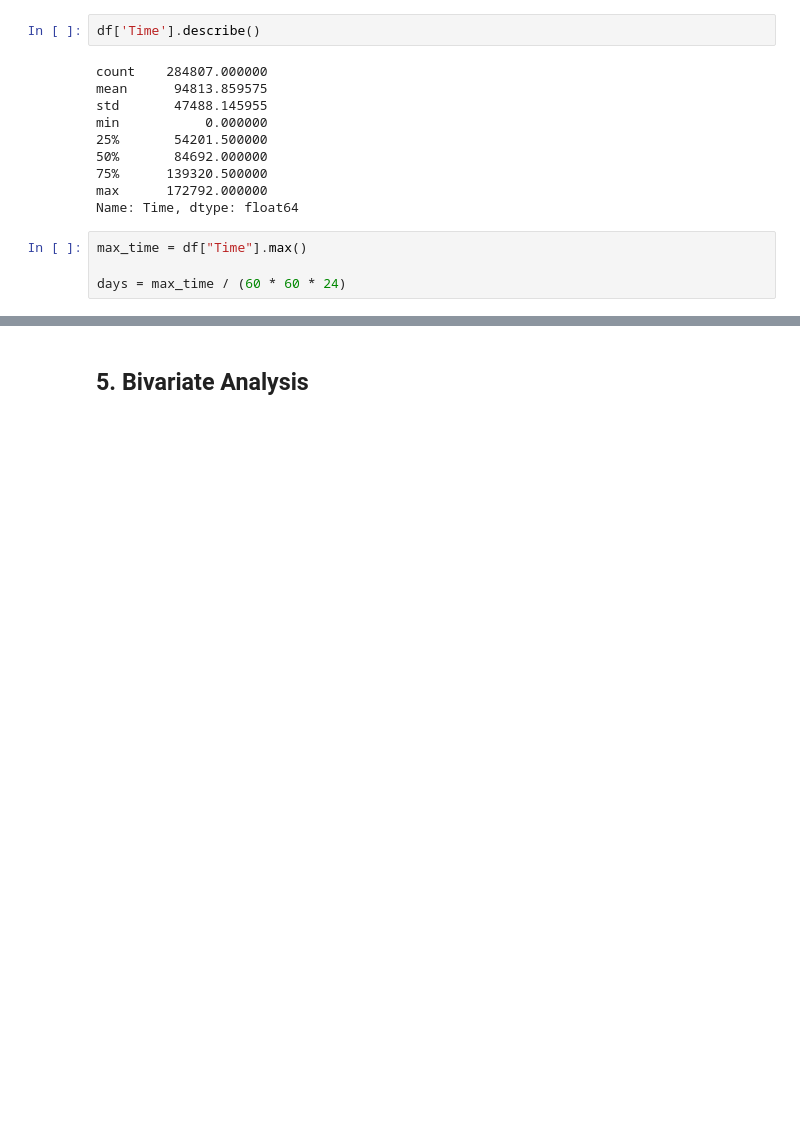
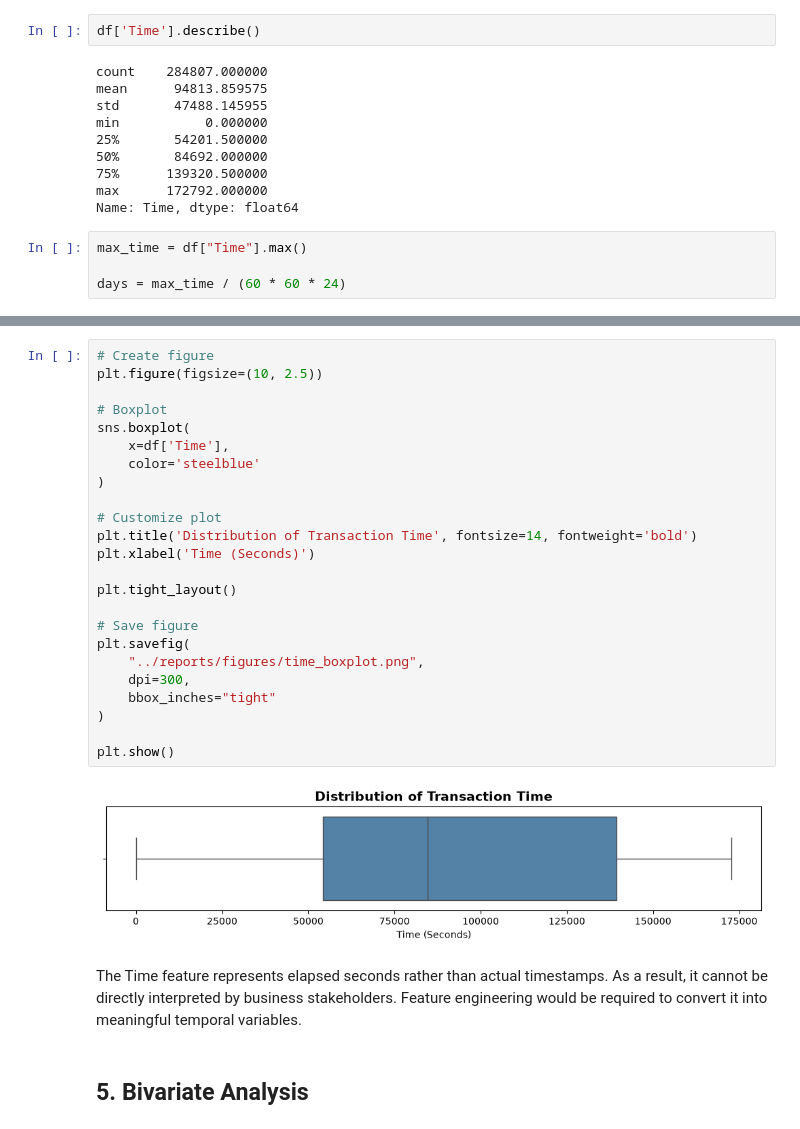
Before and after one commit to Anujjadaun97/Fraud-Detection, a Jupyter notebook: notebooks/03_EDA.ipynb, the cells around one changed output, grey strips where cells are left out. Drawn from its saved outputs; the diff is of its cells as text; blank space fills up the shorter version.

```diff
--- a/notebooks/03_EDA.ipynb
+++ b/notebooks/03_EDA.ipynb
@@ -508,3 +421,31 @@ np.float64(1.9999074074074075)
+# %%
+# Create figure
+plt.figure(figsize=(10, 2.5))
+
+# Boxplot
+sns.boxplot(
+    x=df['Time'],
+    color='steelblue'
+)
+
+# Customize plot
+plt.title('Distribution of Transaction Time', fontsize=14, fontweight='bold')
+plt.xlabel('Time (Seconds)')
+
+plt.tight_layout()
+
+# Save figure
+plt.savefig(
+    "../reports/figures/time_boxplot.png",
+    dpi=300,
+    bbox_inches="tight"
+)
+
+plt.show()
+# %% [output]
+[figure, added]
+# %% [markdown]
+The Time feature represents elapsed seconds rather than actual timestamps. As a result, it cannot be directly interpreted by business stakeholders. Feature engineering would be required to convert it into meaningful temporal variables.
 # %% [markdown]
 
 
```
Also changed, not shown: parts of 55 cells of this notebook, 9 other files.
